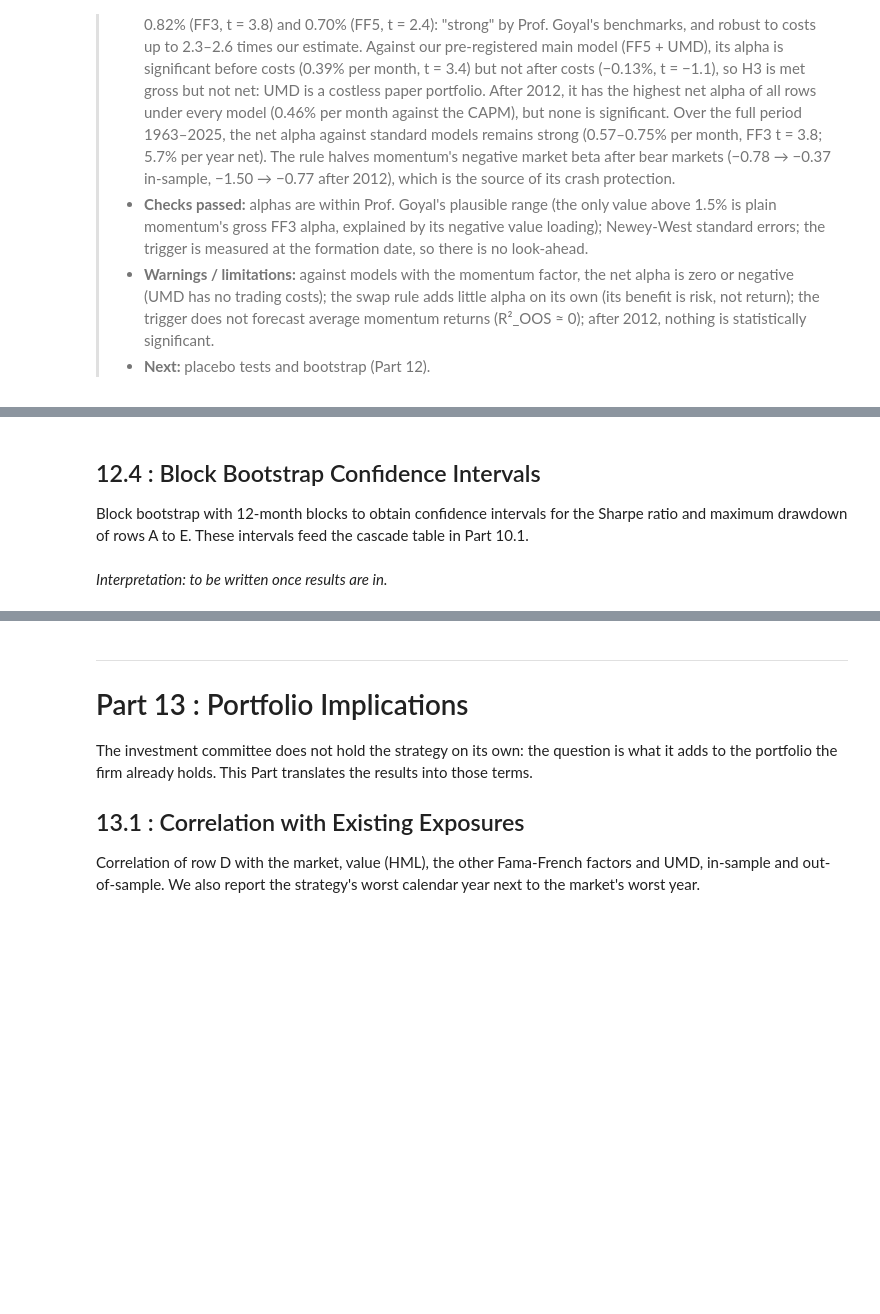
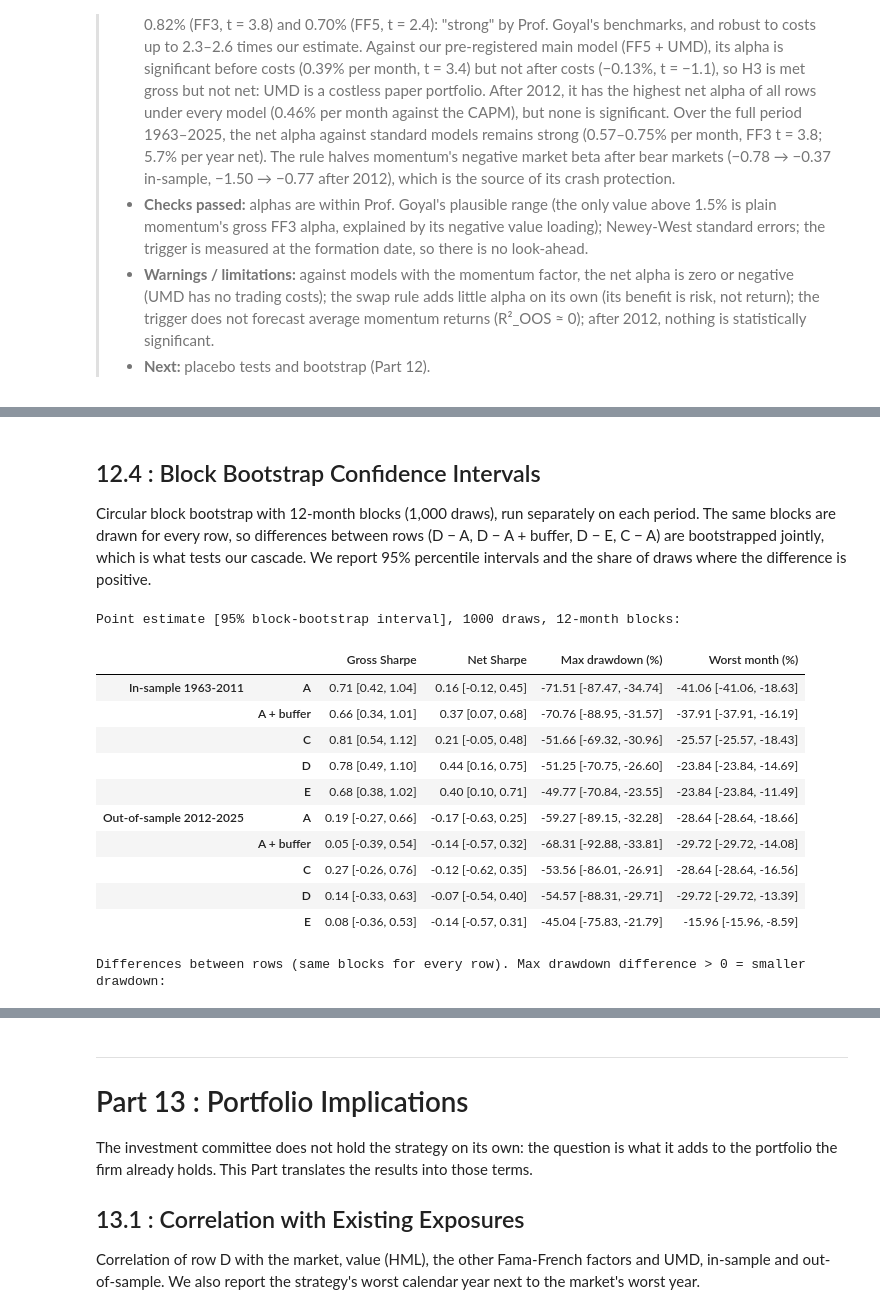
Before and after one commit to olol2/AppliedInvestments, a Jupyter notebook: Momentum_Robust_Notebook.ipynb, the cells around one changed output, grey strips where cells are left out. Cells and saved outputs as stored; diff of their text form; code cells hidden in the pictures; blank space fills up the shorter version.

Commit message:
Part 12 Raf

```diff
--- a/Momentum_Robust_Notebook.ipynb
+++ b/Momentum_Robust_Notebook.ipynb
@@ -2913,6 +3247,69 @@ Shuffle the months to destroy volatility clustering, then recompute rows C and E
 # %% [markdown]
 ## 12.4 : Block Bootstrap Confidence Intervals
-
-Block bootstrap with 12-month blocks to obtain confidence intervals for the Sharpe ratio and maximum drawdown of rows A to E. These intervals feed the cascade table in Part 10.1.
+Circular block bootstrap with 12-month blocks (1,000 draws),
+run separately on each period. The same blocks are drawn for every row, so differences between rows
+(D − A, D − A + buffer, D − E, C − A) are bootstrapped jointly, which is what tests our cascade. We report
+95% percentile intervals and the share of draws where the difference is positive.
-# %% [markdown]
-_Interpretation: to be written once results are in._
+# %%
+def block_indices(T, n_sim, block, rng_):
+    """Circular block bootstrap: n_sim index paths of length T built from random blocks of `block` months."""
+    n_blocks = int(np.ceil(T / block))
+    starts = rng_.integers(0, T, size=(n_sim, n_blocks))
+    return ((starts[:, :, None] + np.arange(block)) % T).reshape(n_sim, -1)[:, :T]
+
+SHORT = dict(zip(CASCADE, ["A", "A + buffer", "C", "D", "E"]))
+PAIRS = [("D", "A"), ("D", "A + buffer"), ("D", "E"), ("C", "A")]
+rng_b = np.random.default_rng(SEED + 4)
+
+def ci(point, draws):
+    lo, hi = np.quantile(draws, [0.025, 0.975])
+    return f"{point:.2f} [{lo:.2f}, {hi:.2f}]"
+
+boot_rows, boot_diff = {}, {}
+for period, (start, end) in PERIODS_11.items():
+    G = pd.DataFrame({SHORT[k]: v["gross"] for k, v in CASCADE.items()}).loc[start:end]
+    N = pd.DataFrame({SHORT[k]: v["net"] for k, v in CASCADE.items()}).loc[start:end]
+    ok = G.notna().all(axis=1) & N.notna().all(axis=1)
+    G, N = G[ok], N[ok]
+    idx = block_indices(len(G), N_SIM, BLOCK_SIZE, rng_b)
+    pg, pn = perf_stats(G.to_numpy()), perf_stats(N.to_numpy())                       # point estimates
+    bg, bn = perf_stats(G.to_numpy()[idx], axis=1), perf_stats(N.to_numpy()[idx], axis=1)   # (N_SIM, rows)
+    cols = list(G.columns)
+    for j, name in enumerate(cols):
+        boot_rows[(period, name)] = {"Gross Sharpe": ci(pg["Sharpe"][j], bg["Sharpe"][:, j]),
+                                     "Net Sharpe": ci(pn["Sharpe"][j], bn["Sharpe"][:, j]),
+                                     "Max drawdown (%)": ci(pg["Max drawdown (%)"][j], bg["Max drawdown (%)"][:, j]),
+                                     "Worst month (%)": ci(pg["Worst month (%)"][j], bg["Worst month (%)"][:, j])}
+    for a, b in PAIRS:
+        i, k = cols.index(a), cols.index(b)
+        out = {}
+        for label, point, draws in [
+            ("Gross Sharpe", pg["Sharpe"], bg["Sharpe"]), ("Net Sharpe", pn["Sharpe"], bn["Sharpe"]),
+            ("Max drawdown (pts)", pg["Max drawdown (%)"], bg["Max drawdown (%)"])]:
+            d = draws[:, i] - draws[:, k]
+            out[f"{label}: difference [95% CI]"] = ci(point[i] - point[k], d)
+            out[f"{label}: P(diff > 0)"] = (d > 0).mean()
+        boot_diff[(period, f"{a} - {b}")] = out
+
+boot_rows = pd.DataFrame.from_dict(boot_rows, orient="index")
+boot_diff = pd.DataFrame.from_dict(boot_diff, orient="index")
+print(f"Point estimate [95% block-bootstrap interval], {N_SIM} draws, {BLOCK_SIZE}-month blocks:")
+display(boot_rows)
+print("Differences between rows (same blocks for every row). Max drawdown difference > 0 = smaller drawdown:")
+display(boot_diff.round(3))
+boot_rows.to_csv(OUTPUT / "table_12_4_bootstrap_rows.csv")
+boot_diff.to_csv(OUTPUT / "table_12_4_bootstrap_differences.csv")
+# %% [output]
+Point estimate [95% block-bootstrap interval], 1000 draws, 12-month blocks:
+|  |  | Gross Sharpe | Net Sharpe | Max drawdown (%) | Worst month (%) |
+| In-sample 1963-2011 | A | 0.71 [0.42, 1.04] | 0.16 [-0.12, 0.45] | -71.51 [-87.47, -34.74] | -41.06 [-41.06, -18.63] |
+|  | A + buffer | 0.66 [0.34, 1.01] | 0.37 [0.07, 0.68] | -70.76 [-88.95, -31.57] | -37.91 [-37.91, -16.19] |
+|  | C | 0.81 [0.54, 1.12] | 0.21 [-0.05, 0.48] | -51.66 [-69.32, -30.96] | -25.57 [-25.57, -18.43] |
+|  | D | 0.78 [0.49, 1.10] | 0.44 [0.16, 0.75] | -51.25 [-70.75, -26.60] | -23.84 [-23.84, -14.69] |
+|  | E | 0.68 [0.38, 1.02] | 0.40 [0.10, 0.71] | -49.77 [-70.84, -23.55] | -23.84 [-23.84, -11.49] |
+| Out-of-sample 2012-2025 | A | 0.19 [-0.27, 0.66] | -0.17 [-0.63, 0.25] | -59.27 [-89.15, -32.28] | -28.64 [-28.64, -18.66] |
+|  | A + buffer | 0.05 [-0.39, 0.54] | -0.14 [-0.57, 0.32] | -68.31 [-92.88, -33.81] | -29.72 [-29.72, -14.08] |
+|  | C | 0.27 [-0.26, 0.76] | -0.12 [-0.62, 0.35] | -53.56 [-86.01, -26.91] | -28.64 [-28.64, -16.56] |
+|  | D | 0.14 [-0.33, 0.63] | -0.07 [-0.54, 0.40] | -54.57 [-88.31, -29.71] | -29.72 [-29.72, -13.39] |
+|  | E | 0.08 [-0.36, 0.53] | -0.14 [-0.57, 0.31] | -45.04 [-75.83, -21.79] | -15.96 [-15.96, -8.59] |
+Differences between rows (same blocks for every row). Max drawdown difference > 0 = smaller drawdown:
```
Also changed, not shown: parts of 15 cells of this notebook, 8 other files.
